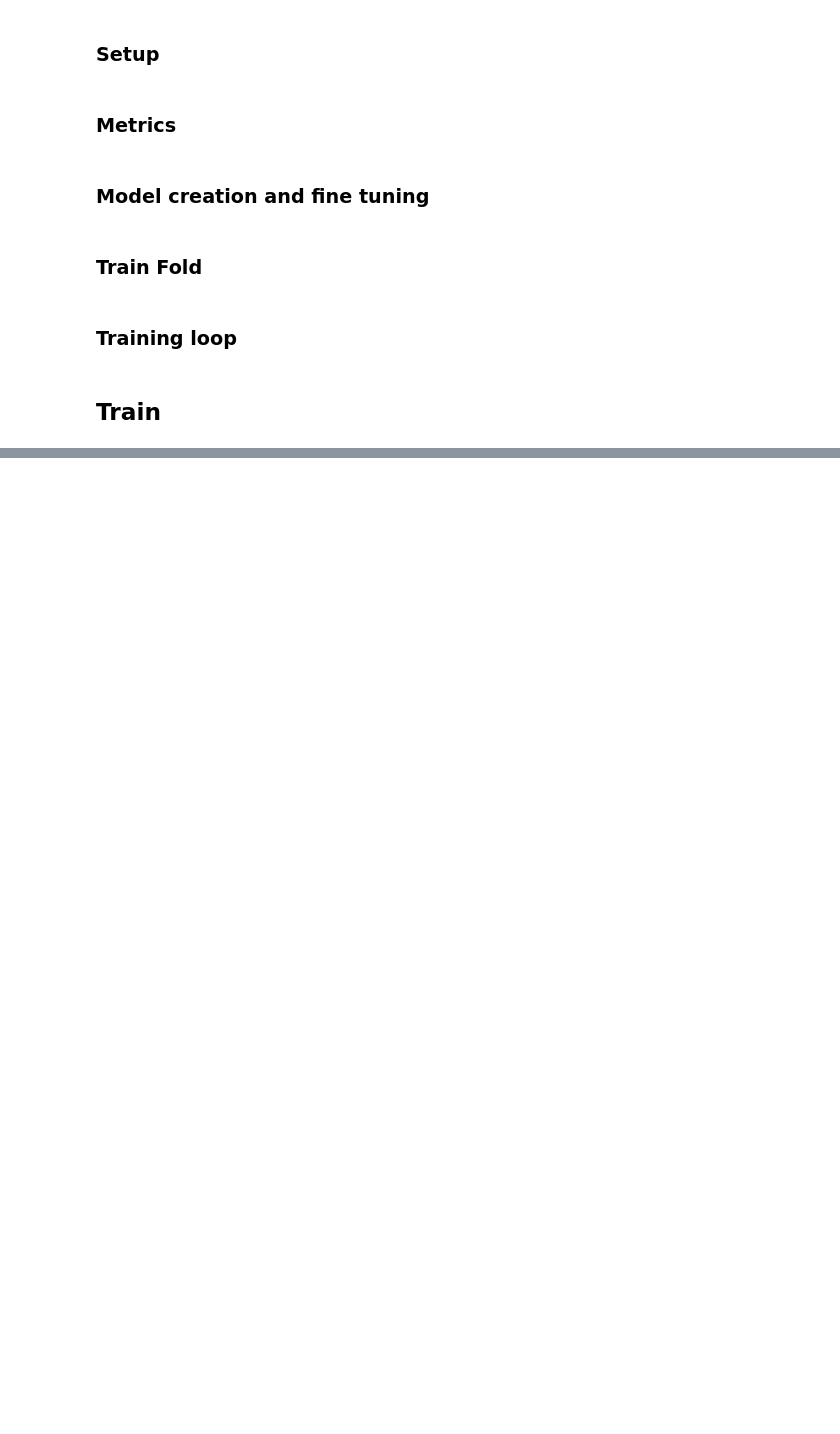
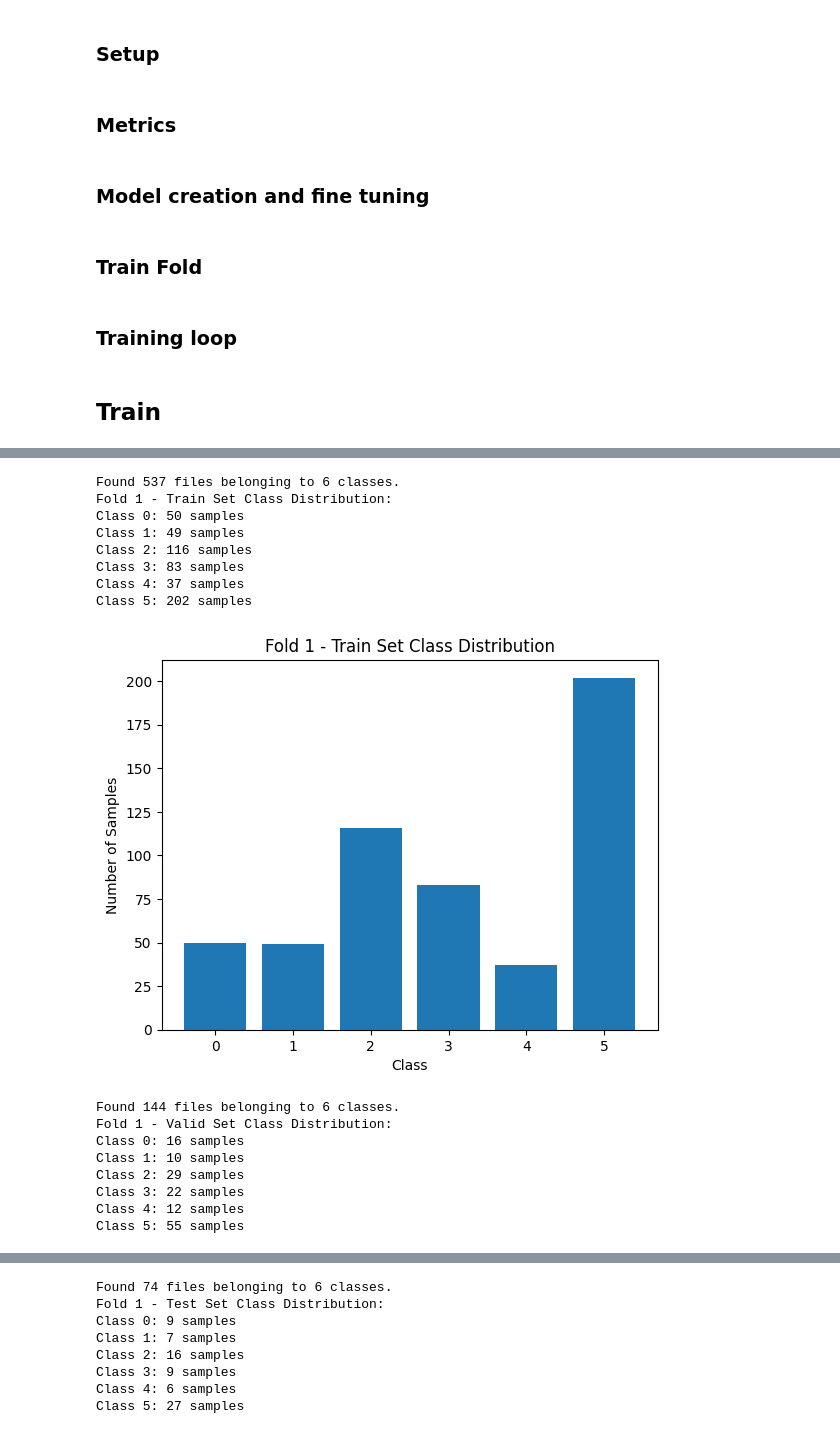
Before and after one commit to Jacobdelgado1002/CAPSTONE, a Jupyter notebook: src/transfer_monkeypox_v2.ipynb, the cells around one changed output, grey strips where cells are left out. Cells and saved outputs as stored; diff of their text form; code cells hidden in the pictures; blank space fills up the shorter version.

```diff
--- a/src/transfer_monkeypox_v2.ipynb
+++ b/src/transfer_monkeypox_v2.ipynb
@@ -853,0 +981,57 @@ Training complete. Best Validation F1 Score: 0.7221
+# %%
+def print_class_distribution(fold_dirs: list):
+    """
+    Prints and plots the class distribution for training, validation, and test sets across folds.
+
+    Args:
+        fold_dirs (list): List of directory paths for each fold.
+    """
+    for fold, fold_dir in enumerate(fold_dirs, 1):
+        for split in ['Train', 'Valid', 'Test']:
+            split_dir = os.path.join(fold_dir, split)
+            dataset = tf.keras.preprocessing.image_dataset_from_directory(
+                split_dir,
+                labels='inferred',
+                label_mode='int',
+                batch_size=32,
+                image_size=(224, 224),
+                shuffle=False
+            )
+            labels = np.concatenate([y.numpy() for _, y in dataset], axis=0)
+            unique_classes, class_counts = np.unique(labels, return_counts=True)
+
+            print(f"Fold {fold} - {split} Set Class Distribution:")
+            for cls, count in zip(unique_classes, class_counts):
+                print(f"Class {cls}: {count} samples")
+
+            plt.figure()
+            plt.bar(unique_classes, class_counts)
+            plt.xlabel("Class")
+            plt.ylabel("Number of Samples")
+            plt.title(f"Fold {fold} - {split} Set Class Distribution")
+            plt.show()
+
+print_class_distribution(["../data/archive/Original Images/Original Images/FOLDS/fold1",
+                        #   "../data/archive/Original Images/Original Images/FOLDS/fold2",
+                        #   "../data/archive/Original Images/Original Images/FOLDS/fold3",
+                        #   "../data/archive/Original Images/Original Images/FOLDS/fold4",
+                        #   "../data/archive/Original Images/Original Images/FOLDS/fold5"
+                        ])
+# %% [output]
+Found 537 files belonging to 6 classes.
+Fold 1 - Train Set Class Distribution:
+Class 0: 50 samples
+Class 1: 49 samples
+Class 2: 116 samples
+Class 3: 83 samples
+Class 4: 37 samples
+Class 5: 202 samples
+[figure, added]
+Found 144 files belonging to 6 classes.
+Fold 1 - Valid Set Class Distribution:
+Class 0: 16 samples
+Class 1: 10 samples
+Class 2: 29 samples
+Class 3: 22 samples
+Class 4: 12 samples
+Class 5: 55 samples
@@ -853,0 +1039,8 @@ Training complete. Best Validation F1 Score: 0.7221
+Found 74 files belonging to 6 classes.
+Fold 1 - Test Set Class Distribution:
+Class 0: 9 samples
+Class 1: 7 samples
+Class 2: 16 samples
+Class 3: 9 samples
+Class 4: 6 samples
+Class 5: 27 samples
```
Also changed, not shown: parts of 8 cells of this notebook, 38 other files.
